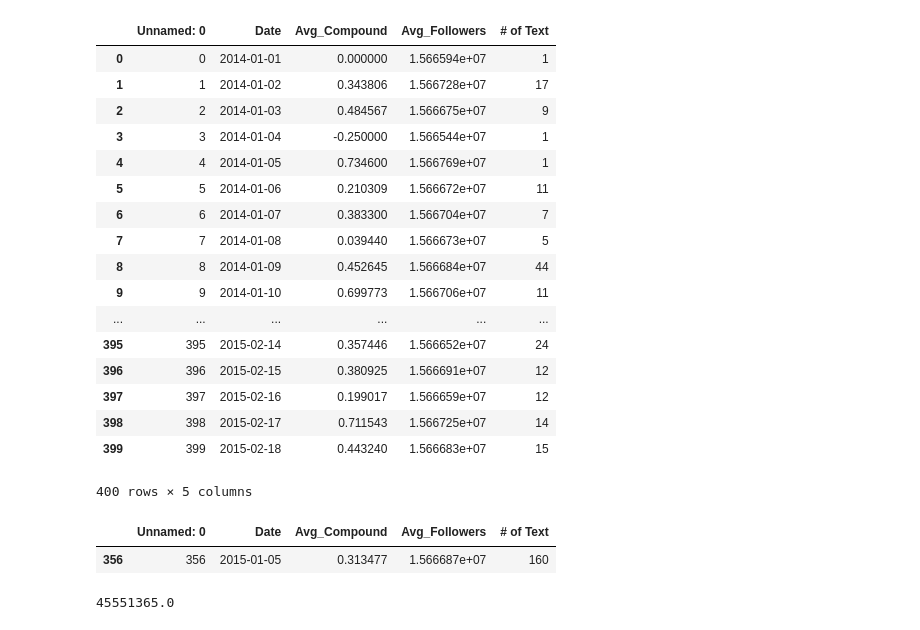
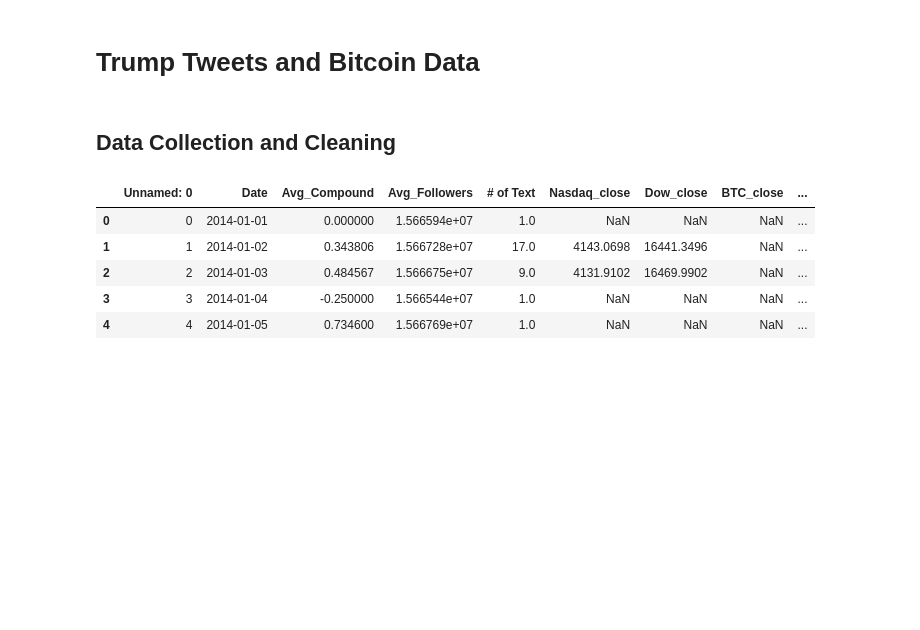
Before and after one commit to TEAbraham/Project-1, a Jupyter notebook: Data/Thomas Abraham.ipynb, the cells around one changed output. Saved outputs shown, nothing was run; the diff lists cells and outputs as text; code cells hidden in the pictures; blank space fills up the shorter version.

```diff
--- a/Data/Thomas Abraham.ipynb
+++ b/Data/Thomas Abraham.ipynb
@@ -1,3 +1,5 @@
+# %% [markdown]
+# Trump Tweets and Bitcoin Data
 # %%
 import matplotlib as mpl
 import matplotlib.pyplot as plt
@@ -7,39 +9,17 @@ import pandas as pd
 import numpy as np
 
 from datetime import datetime
+# %% [markdown]
+## Data Collection and Cleaning
 # %%
 trump_tweet = pd.read_csv('cleaned_merged.csv')
-nasdaq = pd.read_csv('Nasdaq.csv')
-dow_jones = pd.read_csv('DJI.csv')
-sp500 = pd.read_csv('SP_500.csv')
-final_data = pd.read_csv('final_data.csv')
+final_data = pd.read_csv('full_merged.csv')
 # %%
-trump_tweet.head()
+final_data.head()
 # %% [output]
-|  | Unnamed: 0 | Date | Avg_Compound | Avg_Followers | # of Text |
-| 0 | 0 | 2014-01-01 | 0.000000 | 1.566594e+07 | 1 |
-| 1 | 1 | 2014-01-02 | 0.343806 | 1.566728e+07 | 17 |
-| 2 | 2 | 2014-01-03 | 0.484567 | 1.566675e+07 | 9 |
-| 3 | 3 | 2014-01-04 | -0.250000 | 1.566544e+07 | 1 |
-| 4 | 4 | 2014-01-05 | 0.734600 | 1.566769e+07 | 1 |
-| 5 | 5 | 2014-01-06 | 0.210309 | 1.566672e+07 | 11 |
-| 6 | 6 | 2014-01-07 | 0.383300 | 1.566704e+07 | 7 |
-| 7 | 7 | 2014-01-08 | 0.039440 | 1.566673e+07 | 5 |
-| 8 | 8 | 2014-01-09 | 0.452645 | 1.566684e+07 | 44 |
-| 9 | 9 | 2014-01-10 | 0.699773 | 1.566706e+07 | 11 |
-| ... | ... | ... | ... | ... | ... |
-| 395 | 395 | 2015-02-14 | 0.357446 | 1.566652e+07 | 24 |
-| 396 | 396 | 2015-02-15 | 0.380925 | 1.566691e+07 | 12 |
-| 397 | 397 | 2015-02-16 | 0.199017 | 1.566659e+07 | 12 |
-| 398 | 398 | 2015-02-17 | 0.711543 | 1.566725e+07 | 14 |
-| 399 | 399 | 2015-02-18 | 0.443240 | 1.566683e+07 | 15 |
+|  | Unnamed: 0 | Date | Avg_Compound | Avg_Followers | # of Text | Nasdaq_close | Dow_close | BTC_close | ... |
+| 0 | 0 | 2014-01-01 | 0.000000 | 1.566594e+07 | 1.0 | NaN | NaN | NaN | ... |
+| 1 | 1 | 2014-01-02 | 0.343806 | 1.566728e+07 | 17.0 | 4143.0698 | 16441.3496 | NaN | ... |
+| 2 | 2 | 2014-01-03 | 0.484567 | 1.566675e+07 | 9.0 | 4131.9102 | 16469.9902 | NaN | ... |
+| 3 | 3 | 2014-01-04 | -0.250000 | 1.566544e+07 | 1.0 | NaN | NaN | NaN | ... |
+| 4 | 4 | 2014-01-05 | 0.734600 | 1.566769e+07 | 1.0 | NaN | NaN | NaN | ... |
-400 rows × 5 columns
-# %%
-trump_tweet.loc[trump_tweet['# of Text']==160]
-# %% [output]
-|  | Unnamed: 0 | Date | Avg_Compound | Avg_Followers | # of Text |
-| 356 | 356 | 2015-01-05 | 0.313477 | 1.566687e+07 | 160 |
-# %%
-trump_tweet.Avg_Followers.max()
-# %% [output]
-45551365.0
```
Also changed, not shown: parts of 9 cells of this notebook, 1 other file.
